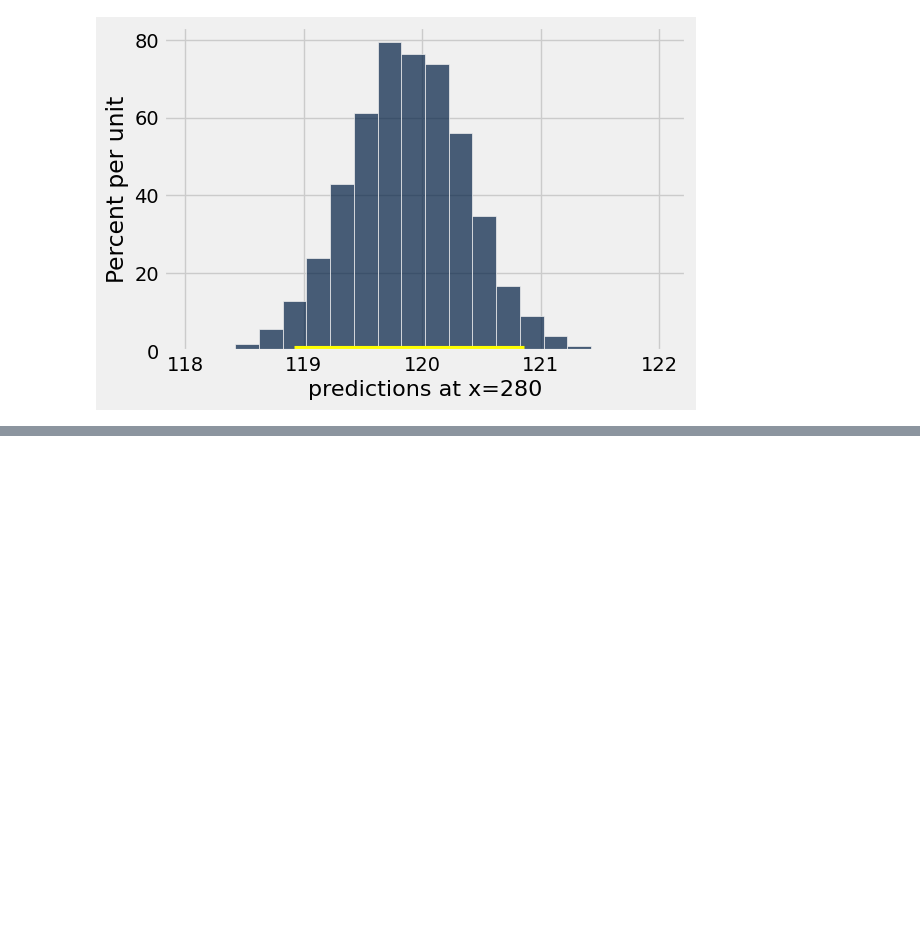
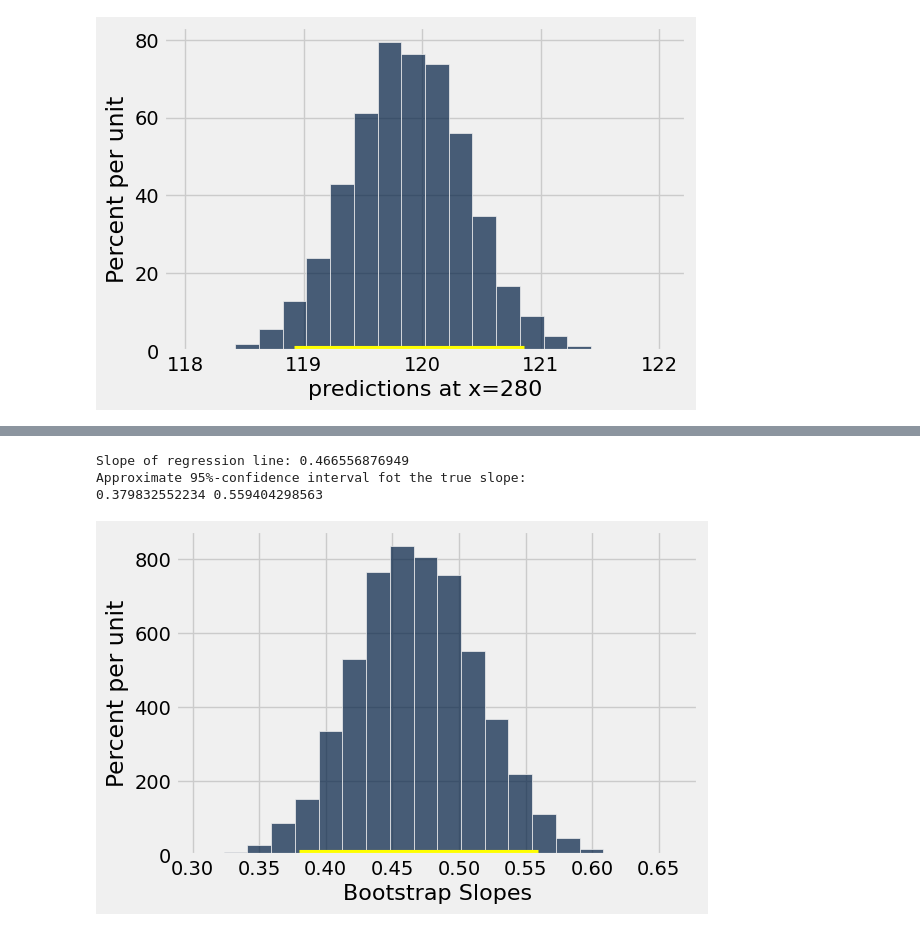
Before and after one commit to ciretorres/python, a Jupyter notebook: data8.3x/week3/sec07_regression_inference.ipynb, the cells around one changed output, grey strips where cells are left out. Saved outputs shown, nothing was run; the diff lists cells and outputs as text; code cells hidden in the pictures; blank space fills up the shorter version.

```diff
--- a/data8.3x/week3/sec07_regression_inference.ipynb
+++ b/data8.3x/week3/sec07_regression_inference.ipynb
@@ -206,0 +253,30 @@ Approximate 95%-confidence interval of regression height:
+# %%
+def bootstrap_slope(table, x, y, repetitions=5000):
+
+    # Bootstrap resampling
+    slopes = []
+    for i in np.arange(5000):
+        resample = table.sample()
+        resample_slope = slope(resample, x, y)
+        slopes.append(resample_slope)
+
+    # Find the endpoints of the 95% confidence interval for the true slope
+    left = percentile(2.5, slopes)
+    right = percentile(97.5, slopes)
+
+    # Slope of the regression line from the original sample
+    observed_slope = slope(table, x, y)
+
+    # Display results
+    Table().with_column('Bootstrap Slopes', slopes).hist(bins=20)
+    plots. plot([left, right], [0, 0], color='yellow', lw=8);
+    print('Slope of regression line:', observed_slope)
+    print('Approximate 95%-confidence interval fot the true slope:')
+    print(left, right)
+
+bootstrap_slope(baby, 1, 0)
+# %% [output]
+Slope of regression line: 0.466556876949
+Approximate 95%-confidence interval fot the true slope:
+0.379832552234 0.559404298563
+[figure, added]
```
Also changed, not shown: parts of 10 cells of this notebook.
